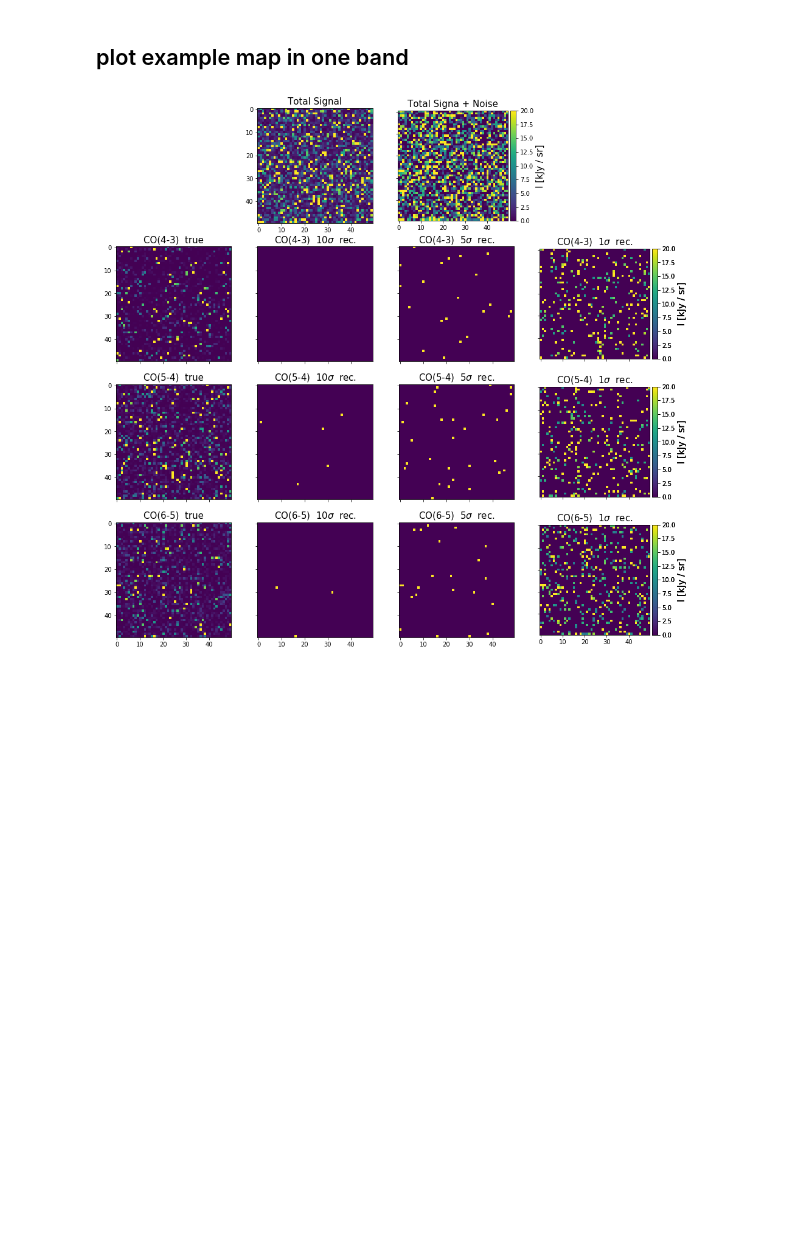
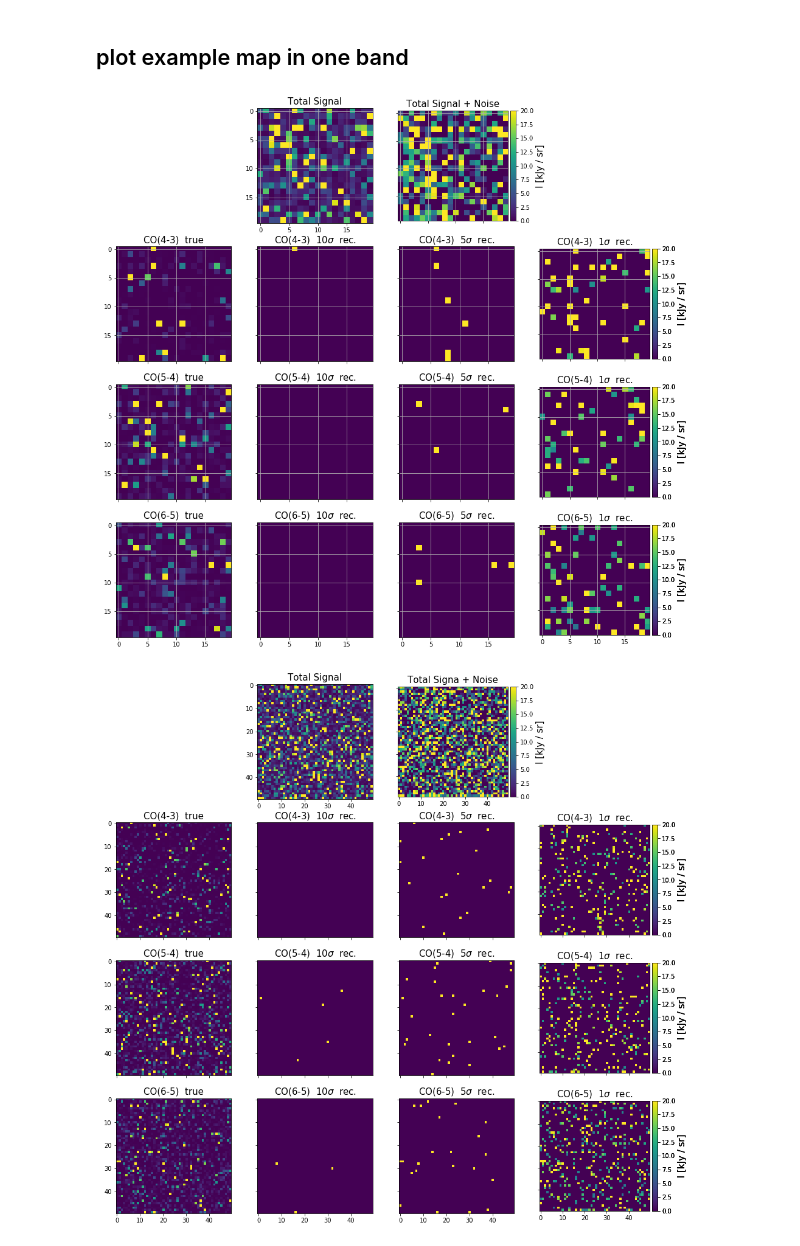
Before and after one commit to yuntingcheng/sim_cii, a Jupyter notebook: sparse_S1_gen.ipynb, the cells around one changed output. Drawn from its saved outputs; the diff is of its cells as text; code cells hidden in the pictures; blank space fills up the shorter version.

```diff
--- a/sparse_S1_gen.ipynb
+++ b/sparse_S1_gen.ipynb
@@ -97,6 +97,69 @@ for j,sig_th in enumerate(sigth_list):
         (z_coords[sp2], N_pred[:,sp2], dth, nu_binedges,
          line_use, line_targ_vec, verbose = 0)
     Ipred_targ_arr[j] = Ipred_targ
+# %%
+#
+from mpl_toolkits.axes_grid1 import make_axes_locatable
+
+fig, ax = plt.subplots(4,4, figsize = (16,16))
+# img1 = ax[0][1].imshow(Itrue_all[:,20].reshape(50,50)/1000, vmin = 0, vmax = 20)
+# img2 = ax[0][2].imshow(Iobs_all[:,20].reshape(50,50)/1000, vmin = 0, vmax = 20)
+img1 = ax[0][1].imshow(Itrue_all[:400,20].reshape(20,20)/1000, vmin = 0, vmax = 20)
+img2 = ax[0][2].imshow(Iobs_all[:400,20].reshape(20,20)/1000, vmin = 0, vmax = 20)
+
+divider = make_axes_locatable(ax[0][2])
+cax2 = divider.append_axes("right", size="5%", pad=0.05)
+cbar = fig.colorbar(img2, cax=cax2)
+cbar.set_label('I [kJy / sr]', fontsize = 15)
+ax[0][1].set_title('Total Signal', fontsize = 15)
+ax[0][2].set_title('Total Signal + Noise', fontsize = 15)
+ax[0][1].get_xaxis().set_ticks([0,5,10,15])
+ax[0][2].get_xaxis().set_ticks([0,5,10,15])
+ax[0][1].get_yaxis().set_ticks([0,5,10,15])
+ax[0][2].get_yaxis().set_ticks([0,5,10,15])
+ax[0][0].get_xaxis().set_ticklabels([])
+ax[0][2].get_xaxis().set_ticklabels([])
+ax[0][2].get_yaxis().set_ticklabels([])
+ax[0][1].grid()
+ax[0][2].grid()
+ax[0][3].axis('off')
+ax[0][0].axis('off')
+
+for i, (jtarg, vmax) in enumerate(zip([4,5,6], [20,20,20])):
+    idx = line_targ_vec.index(jtarg)
+#     img1 = ax[i+1][0].imshow((Itrue_targ[idx,:,20]/1000).reshape(50,50), vmin = 0, vmax = vmax)
+    img1 = ax[i+1][0].imshow((Itrue_targ[idx,:400,20]/1000).reshape(20,20), vmin = 0, vmax = vmax)
+    ax[i+1][0].set_title(line_name_arr[idx] + '  true', fontsize = 15)
+    ax[i+1][0].get_xaxis().set_ticks([0,5,10,15])
+    ax[i+1][0].get_yaxis().set_ticks([0,5,10,15])
+    if i != 2:
+        ax[i+1][0].get_xaxis().set_ticklabels([])
+    ax[i+1][0].grid()
+
+for jj,sig_th in enumerate(sigth_list):
+    for i, (jtarg, vmax) in enumerate(zip([4,5,6], [20,20,20])):
+        idx = line_targ_vec.index(jtarg)
+#         img2 = ax[i+1][jj+1].imshow((Ipred_targ_arr[jj,idx,:,20]/1000).reshape(50,50),
+#                                  vmin = 0, vmax = vmax)
+        img2 = ax[i+1][jj+1].imshow((Ipred_targ_arr[jj,idx,:400,20]/1000).reshape(20,20),
+                                 vmin = 0, vmax = vmax)
+        divider = make_axes_locatable(ax[i+1][3])
+        cax2 = divider.append_axes("right", size="5%", pad=0.05)
+        cbar = fig.colorbar(img2, cax=cax2)
+        cbar.set_label('I [kJy / sr]', fontsize = 15)
+        ax[i+1][jj+1].set_title(line_name_arr[idx] + \
+                                '  %d'%sig_th + r'$\sigma$' +'  rec.', fontsize = 15)
+        ax[i+1][jj+1].get_xaxis().set_ticks([0,5,10,15])
+        ax[i+1][jj+1].get_yaxis().set_ticks([0,5,10,15])
+        ax[i+1][jj+1].get_yaxis().set_ticklabels([])
+        if i != 2:
+            ax[i+1][jj+1].get_xaxis().set_ticklabels([])
+
+        ax[i+1][jj+1].grid()
+
+plt.savefig('plots/paperfig/gen_im.pdf', bbox_inches = 'tight', dpi = 300)
+# %% [output]
+[figure, added]
 # %%
 #
 from mpl_toolkits.axes_grid1 import make_axes_locatable
```
Also changed, not shown: 7 other files.
